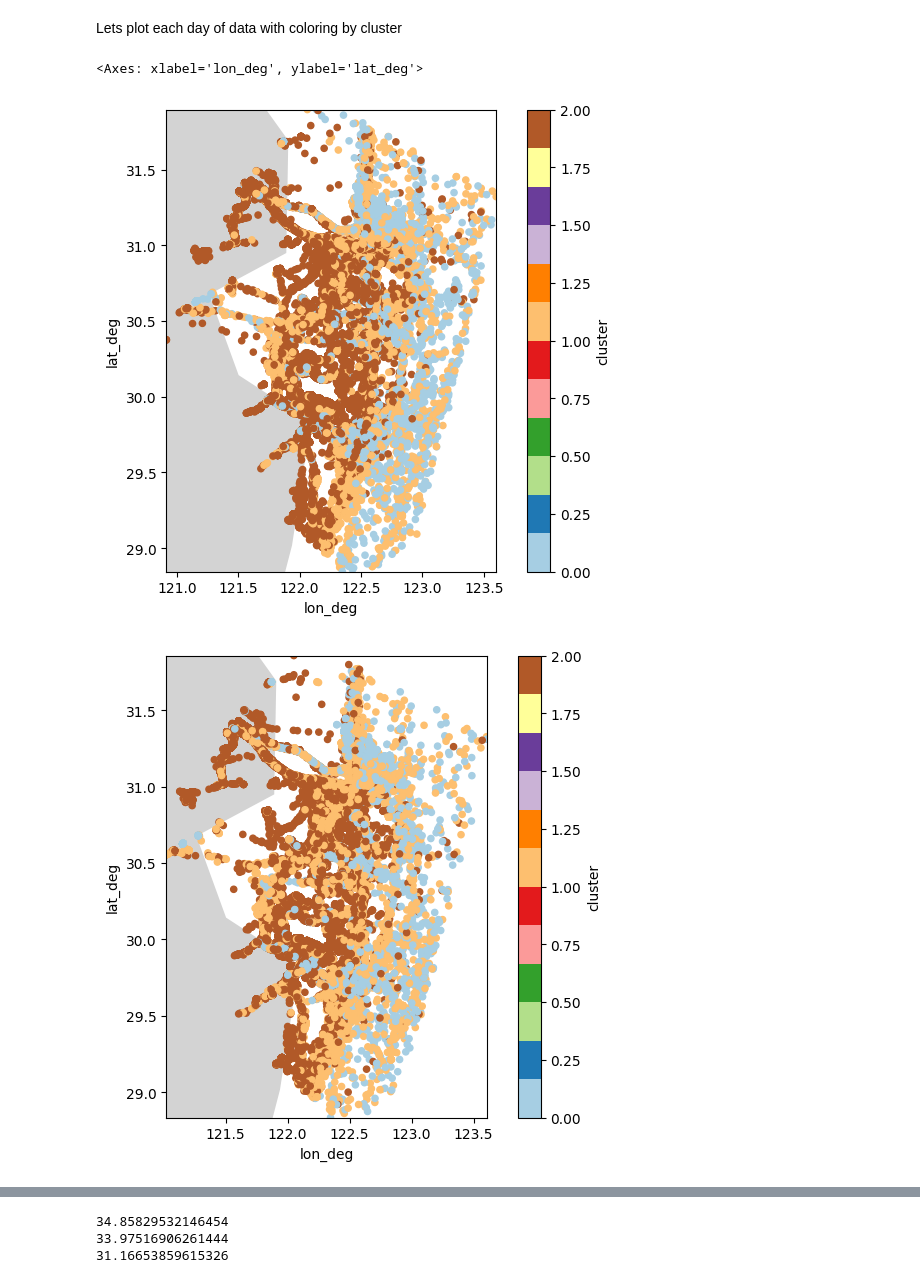
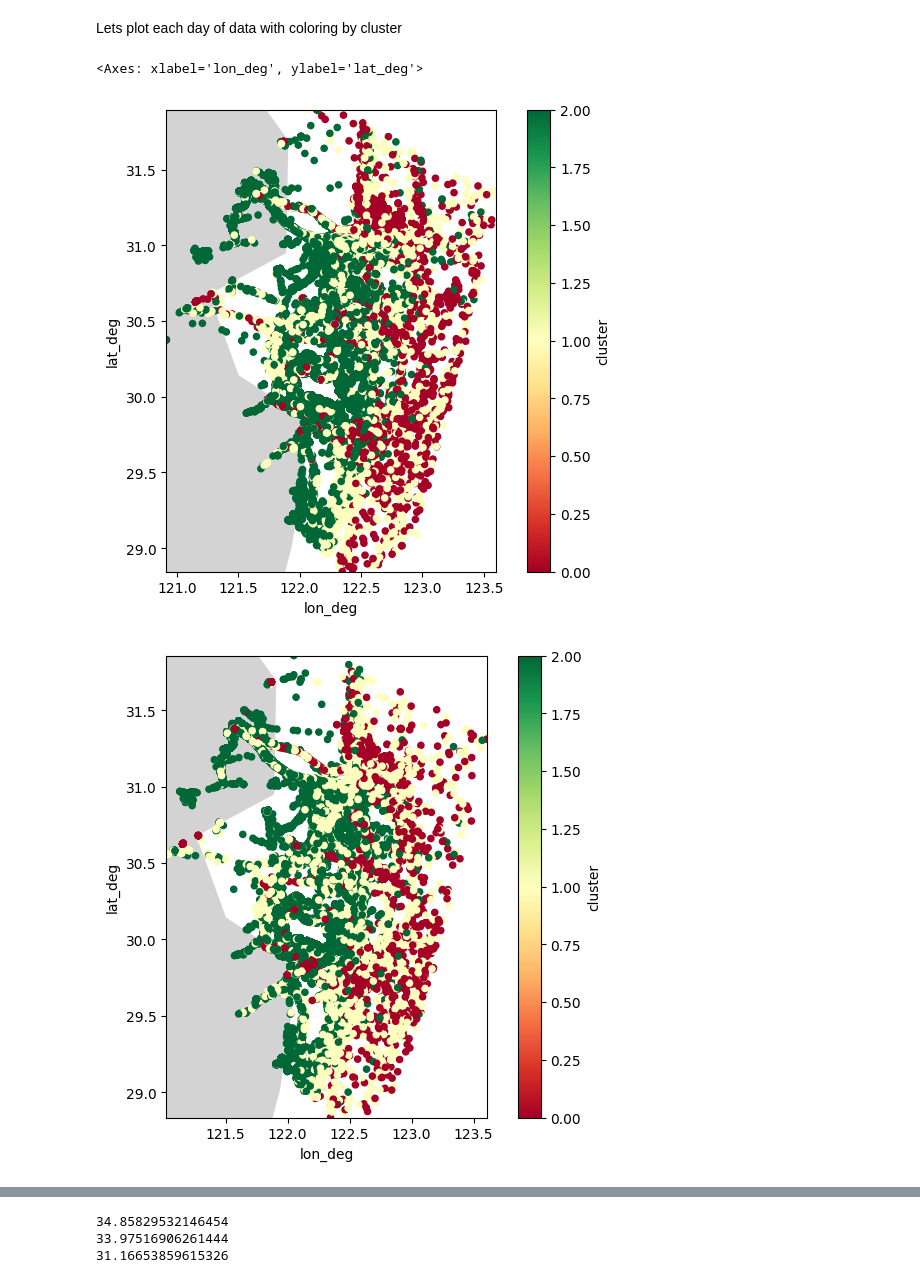
Before and after one commit to mechevarria/ais-orbital, a Jupyter notebook: notebook.ipynb, the cells around one changed output, grey strips where cells are left out. Saved outputs shown, nothing was run; the diff lists cells and outputs as text; code cells hidden in the pictures.

```diff
--- a/notebook.ipynb
+++ b/notebook.ipynb
@@ -187,31 +187,31 @@ Lets plot each day of data with coloring by cluster
 # %%
 countries = gpd.read_file(gpd.datasets.get_path("naturalearth_lowres"))
 
 fig, ax1 = plt.subplots(figsize=(8,6))
 fig, ax2 = plt.subplots(figsize=(8,6))
 fig, ax3 = plt.subplots(figsize=(8,6))
 fig, ax4 = plt.subplots(figsize=(8,6))
 china = countries[countries['name'] == 'China']
 
 china.plot(color='lightgrey', ax=ax1)
 china.plot(color='lightgrey', ax=ax2)
 china.plot(color='lightgrey', ax=ax3)
 china.plot(color='lightgrey', ax=ax4)
 
 ax1.set_xlim(df_one['lon_deg'].min(), df_one['lon_deg'].max())
 ax1.set_ylim(df_one['lat_deg'].min(), df_one['lat_deg'].max())
-df_one.plot(x='lon_deg', y='lat_deg', kind='scatter', c='cluster', colormap='Paired', ax=ax1)
+df_one.plot(x='lon_deg', y='lat_deg', kind='scatter', c='cluster', colormap='RdYlGn', ax=ax1)
 
 ax2.set_xlim(df_two['lon_deg'].min(), df_two['lon_deg'].max())
 ax2.set_ylim(df_two['lat_deg'].min(), df_two['lat_deg'].max())
-df_two.plot(x='lon_deg', y='lat_deg', kind='scatter', c='cluster', colormap='Paired', ax=ax2)
+df_two.plot(x='lon_deg', y='lat_deg', kind='scatter', c='cluster', colormap='RdYlGn', ax=ax2)
 
 ax3.set_xlim(df_three['lon_deg'].min(), df_three['lon_deg'].max())
 ax3.set_ylim(df_three['lat_deg'].min(), df_three['lat_deg'].max())
-df_three.plot(x='lon_deg', y='lat_deg', kind='scatter', c='cluster', colormap='Paired', ax=ax3)
+df_three.plot(x='lon_deg', y='lat_deg', kind='scatter', c='cluster', colormap='RdYlGn', ax=ax3)
 
-df_one.plot(x='lon_deg', y='lat_deg', kind='scatter', c='cluster', colormap='Paired', ax=ax4)
+df_one.plot(x='lon_deg', y='lat_deg', kind='scatter', c='cluster', colormap='RdYlGn', ax=ax4)
 # %% [output]
 <Axes: xlabel='lon_deg', ylabel='lat_deg'>
-[figure, old version]
+[figure, new version]
-[figure, old version]
+[figure, new version]
```
Also changed, not shown: parts of 2 cells of this notebook.
